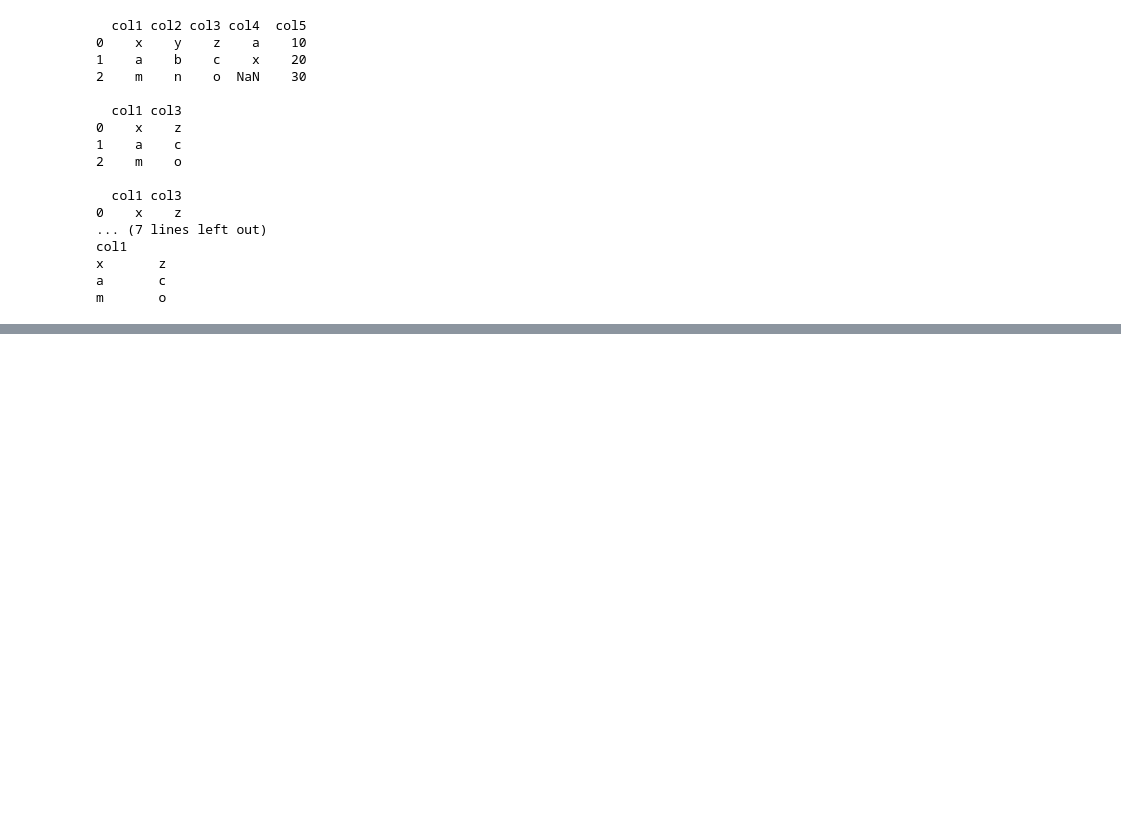
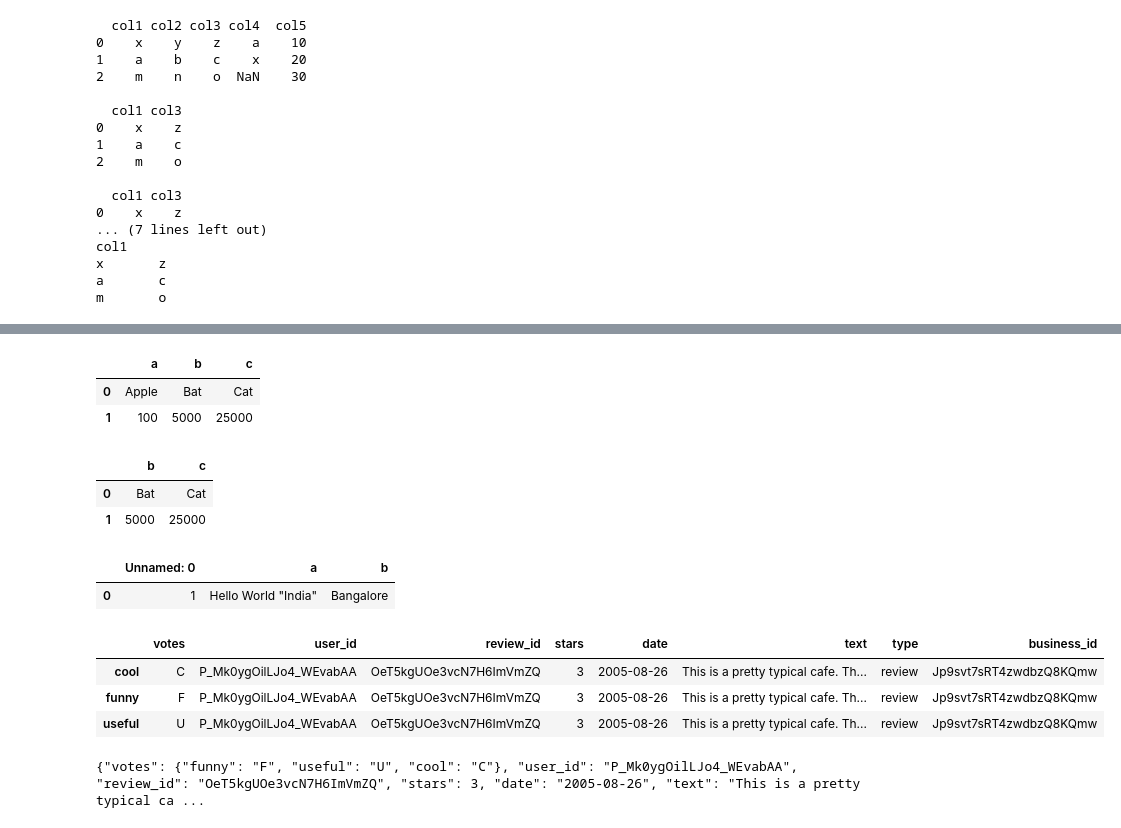
Before and after one commit to manjunaath0009/MyPython, a Jupyter notebook: Pandas_KrishNaik.ipynb, the cells around one changed output, grey strips where cells are left out. Saved outputs shown, nothing was run; the diff lists cells and outputs as text; code cells hidden in the pictures; blank space fills up the shorter version.

```diff
--- a/Pandas_KrishNaik.ipynb
+++ b/Pandas_KrishNaik.ipynb
@@ -313,0 +331,46 @@ dtype: object
+# %%
+pd.read_csv(StringIO(dt),index_col=False)
+# %% [output]
+|  | a | b | c |
+| 0 | Apple | Bat | Cat |
+| 1 | 100 | 5000 | 25000 |
+# %%
+pd.read_csv(StringIO(dt),usecols=['b','c'],index_col=False)
+# %% [output]
+|  | b | c |
+| 0 | Bat | Cat |
+| 1 | 5000 | 25000 |
+# %%
+data=(',a,b\n'
+      '1,Hello World "India",Bangalore')
+
+pd.read_csv(StringIO(data))
+# %% [output]
+|  | Unnamed: 0 | a | b |
+| 0 | 1 | Hello World "India" | Bangalore |
+# %%
+#Data='{"Employee_Name": "MSG", "email":"msg@gmail.com", "job_title":[{"title1":"Team Lead", "title2":"Automation"}]}'
+#Data =('{"Name": ["MSG"],"Email": ["MSG@MSG"], "job_title": [{"title1": ["One"],"title2": ["One"]}]}\n'
+#       '{"Name": ["MSG"],"Email": ["MSG@MSG"], "job_title": [{"title1": ["One"],"title2": ["One"]}]}')
+
+#pd.read_json(Data)
+
+newData=('{"votes": {"funny": "F", "useful": "U", "cool": "C"}, "user_id": "P_Mk0ygOilLJo4_WEvabAA", "review_id": "OeT5kgUOe3vcN7H6ImVmZQ", "stars": 3, "date": "2005-08-26", "text": "This is a pretty typical cafe.  The sandwiches and wraps are good but a little overpriced and the food items are the same.  The chicken caesar salad wrap is my favorite here but everything else is pretty much par for the course.", "type": "review", "business_id": "Jp9svt7sRT4zwdbzQ8KQmw"}')
+
+pd.read_json(newData)
+# %% [output]
+|  | votes | user_id | review_id | stars | date | text | type | business_id |
+| cool | C | P_Mk0ygOilLJo4_WEvabAA | OeT5kgUOe3vcN7H6ImVmZQ | 3 | 2005-08-26 | This is a pretty typical cafe. Th... | review | Jp9svt7sRT4zwdbzQ8KQmw |
+| funny | F | P_Mk0ygOilLJo4_WEvabAA | OeT5kgUOe3vcN7H6ImVmZQ | 3 | 2005-08-26 | This is a pretty typical cafe. Th... | review | Jp9svt7sRT4zwdbzQ8KQmw |
+| useful | U | P_Mk0ygOilLJo4_WEvabAA | OeT5kgUOe3vcN7H6ImVmZQ | 3 | 2005-08-26 | This is a pretty typical cafe. Th... | review | Jp9svt7sRT4zwdbzQ8KQmw |
+# %%
+# JSON to CSV format
+
+newData=('{"votes": {"funny": "F", "useful": "U", "cool": "C"}, "user_id": "P_Mk0ygOilLJo4_WEvabAA", "review_id": "OeT5kgUOe3vcN7H6ImVmZQ", "stars": 3, "date": "2005-08-26", "text": "This is a pretty typical cafe.  The sandwiches and wraps are good but a little overpriced and the food items are the same.  The chicken caesar salad wrap is my favorite here but everything else is pretty much par for the course.", "type": "review", "business_id": "Jp9svt7sRT4zwdbzQ8KQmw"}')
+print(newData)
+print()
+data5=pd.read_json(newData)
+df=pd.DataFrame(data5)
+df.to_csv("jsonText.csv")
+# %% [output]
+{"votes": {"funny": "F", "useful": "U", "cool": "C"}, "user_id": "P_Mk0ygOilLJo4_WEvabAA", "review_id": "OeT5kgUOe3vcN7H6ImVmZQ", "stars": 3, "date": "2005-08-26", "text": "This is a pretty typical ca ...
```
Also changed, not shown: parts of 5 cells of this notebook, 3 other files.
